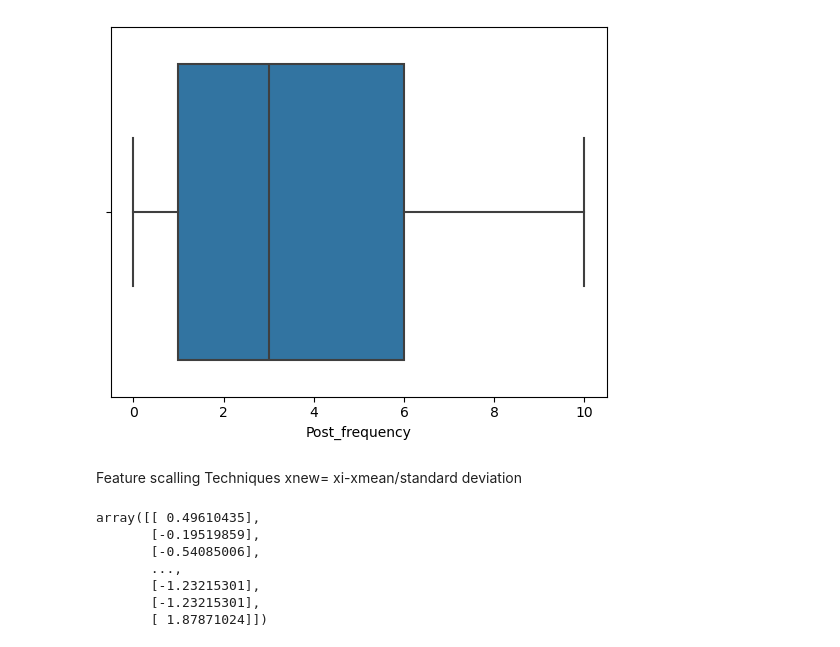
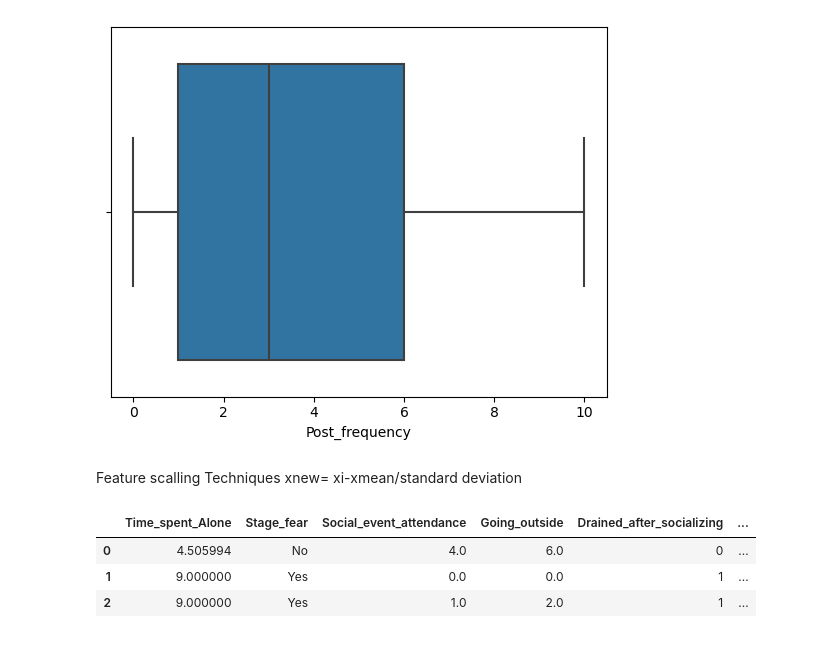
Before and after one commit to gitcrusher/DataScience, a Jupyter notebook: Personality_Analysis/main1.ipynb, the cells around one changed output. Saved outputs shown, nothing was run; the diff lists cells and outputs as text; code cells hidden in the pictures.

```diff
--- a/Personality_Analysis/main1.ipynb
+++ b/Personality_Analysis/main1.ipynb
@@ -358,12 +358,11 @@ Feature scalling Techniques
 xnew= xi-xmean/standard deviation
 # %%
 ss = StandardScaler()
-ss.fit_transform(df[["Post_frequency"]])
+df["Post_frequency_ss"] = pd.DataFrame(ss.fit_transform(df[["Post_frequency"]]),columns=["x"]) #store in data set after scaling
-# %% [output]
-array([[ 0.49610435],
-       [-0.19519859],
-       [-0.54085006],
-       ...,
-       [-1.23215301],
-       [-1.23215301],
-       [ 1.87871024]])
+# %%
+df.head(3)
+# %% [output]
+|  | Time_spent_Alone | Stage_fear | Social_event_attendance | Going_outside | Drained_after_socializing | ... |
+| 0 | 4.505994 | No | 4.0 | 6.0 | 0 | ... |
+| 1 | 9.000000 | Yes | 0.0 | 0.0 | 1 | ... |
+| 2 | 9.000000 | Yes | 1.0 | 2.0 | 1 | ... |
```
Also changed, not shown: parts of 1 cell of this notebook.
